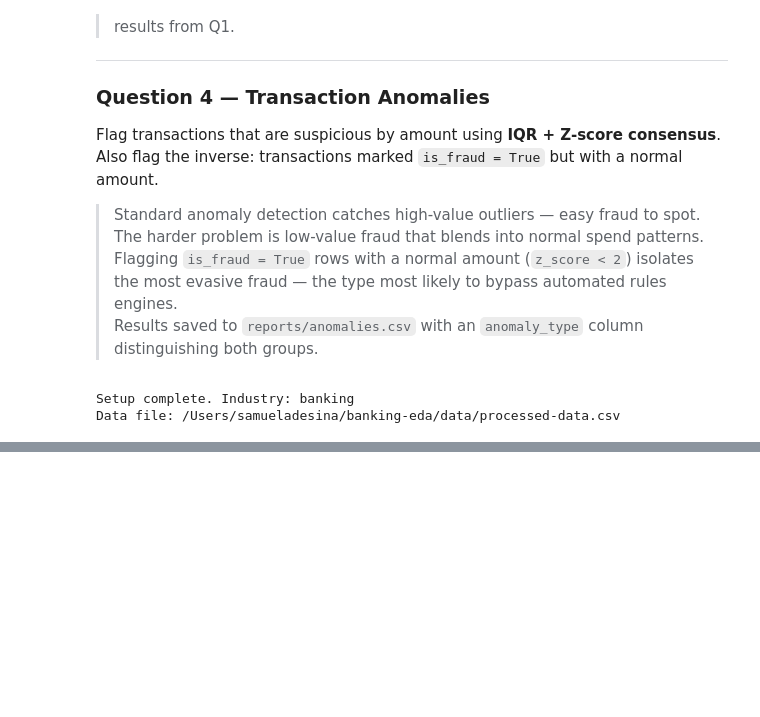
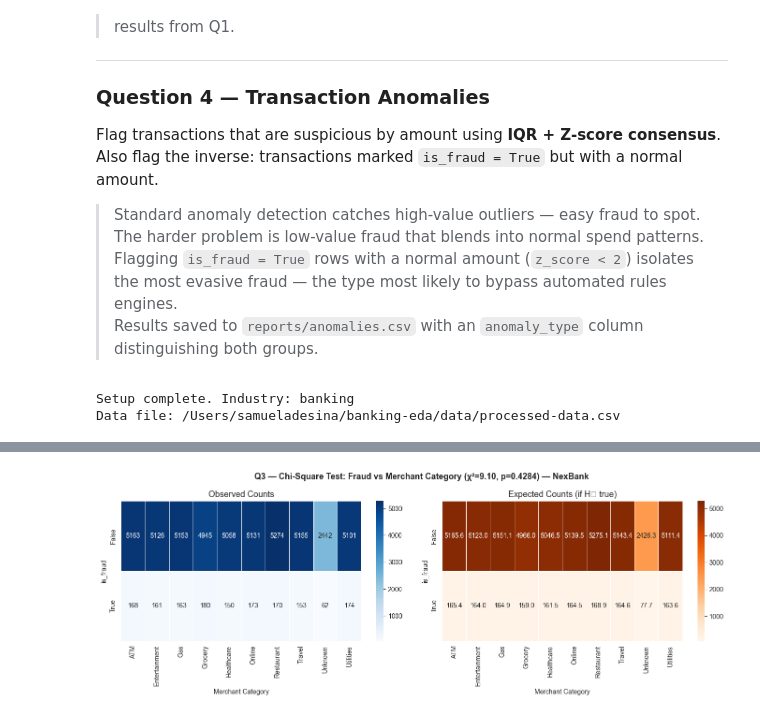
Before and after one commit to samuadesina/nexbank-analytics, a Jupyter notebook: notebooks/01_eda_exploration.ipynb, the cells around one changed output, grey strips where cells are left out. Drawn from its saved outputs; the diff is of its cells as text; code cells hidden in the pictures; blank space fills up the shorter version.

```diff
--- a/notebooks/01_eda_exploration.ipynb
+++ b/notebooks/01_eda_exploration.ipynb
@@ -128,0 +604,82 @@ print(f'  Memory:        {p["memory_mb"]} MB')
+# %%
+# ════════════════════════════════════════════════════════════════
+# QUESTION 3 — CHI-SQUARE INDEPENDENCE TEST
+# Are fraud rates statistically independent of merchant_category?
+# H₀: fraud is independent of merchant_category
+# H₁: fraud concentrates in specific merchant categories
+# ════════════════════════════════════════════════════════════════
+
+if 'is_fraud' in analysis_df.columns and 'merchant_category' in analysis_df.columns:
+
+    # Build contingency table: rows = is_fraud, cols = merchant_category
+    contingency = pd.crosstab(
+        analysis_df['is_fraud'],
+        analysis_df['merchant_category']
+    )
+
+    chi2, p, dof, expected = chi2_contingency(contingency)
+
+    print('=' * 55)
+    print('  CHI-SQUARE INDEPENDENCE TEST')
+    print('=' * 55)
+    print(f'  H₀: fraud is independent of merchant_category')
+    print(f'  H₁: fraud concentrates in specific categories')
+    print()
+    print(f'  χ² statistic : {chi2:.4f}')
+    print(f'  p-value      : {p:.6f}')
+    print(f'  Degrees of freedom: {dof}')
+    print()
+    if p < 0.05:
+        print(f'  RESULT: REJECT H₀ (p={p:.4f} < 0.05)')
+        print('  The relationship is statistically significant.')
+        print('  Fraud does NOT occur randomly across merchant categories.')
+        print('  → Escalate high-rate categories to the risk committee.')
+    else:
+        print(f'  RESULT: FAIL TO REJECT H₀ (p={p:.4f} ≥ 0.05)')
+        print('  No statistically significant relationship detected.')
+        print('  → The Q1 groupby pattern may be noise — do not over-interpret.')
+    print('=' * 55)
+
+    # ── Heatmap: observed vs expected fraud counts ────────────────────────
+    expected_df = pd.DataFrame(
+        expected,
+        index=contingency.index,
+        columns=contingency.columns
+    ).round(1)
+
+    fig, axes = plt.subplots(1, 2, figsize=(14, 5))
+
+    sns.heatmap(
+        contingency,
+        annot=True,
+        fmt='d',
+        cmap='Blues',
+        ax=axes[0],
+        linewidths=0.5
+    )
+    axes[0].set_title('Observed Counts', fontsize=13)
+    axes[0].set_xlabel('Merchant Category')
+    axes[0].set_ylabel('is_fraud')
+
+    sns.heatmap(
+        expected_df,
+        annot=True,
+        fmt='.1f',
+        cmap='Oranges',
+        ax=axes[1],
+        linewidths=0.5
+    )
+    axes[1].set_title('Expected Counts (if H₀ true)', fontsize=13)
+    axes[1].set_xlabel('Merchant Category')
+    axes[1].set_ylabel('is_fraud')
+
+    plt.suptitle(
+        f'Q3 — Chi-Square Test: Fraud vs Merchant Category '
+        f'(χ²={chi2:.2f}, p={p:.4f}) — NexBank',
+        fontsize=13, fontweight='bold'
+    )
+    plt.tight_layout()
+    plt.savefig(REPORTS_DIR / 'chi_square_heatmap.png', dpi=150, bbox_inches='tight')
+    plt.show()
+    print('Saved → reports/chi_square_heatmap.png')
+# %% [output]
@@ -128,0 +700 @@ print(f'  Memory:        {p["memory_mb"]} MB')
+[figure, added]
```
Also changed, not shown: parts of 10 cells of this notebook.
